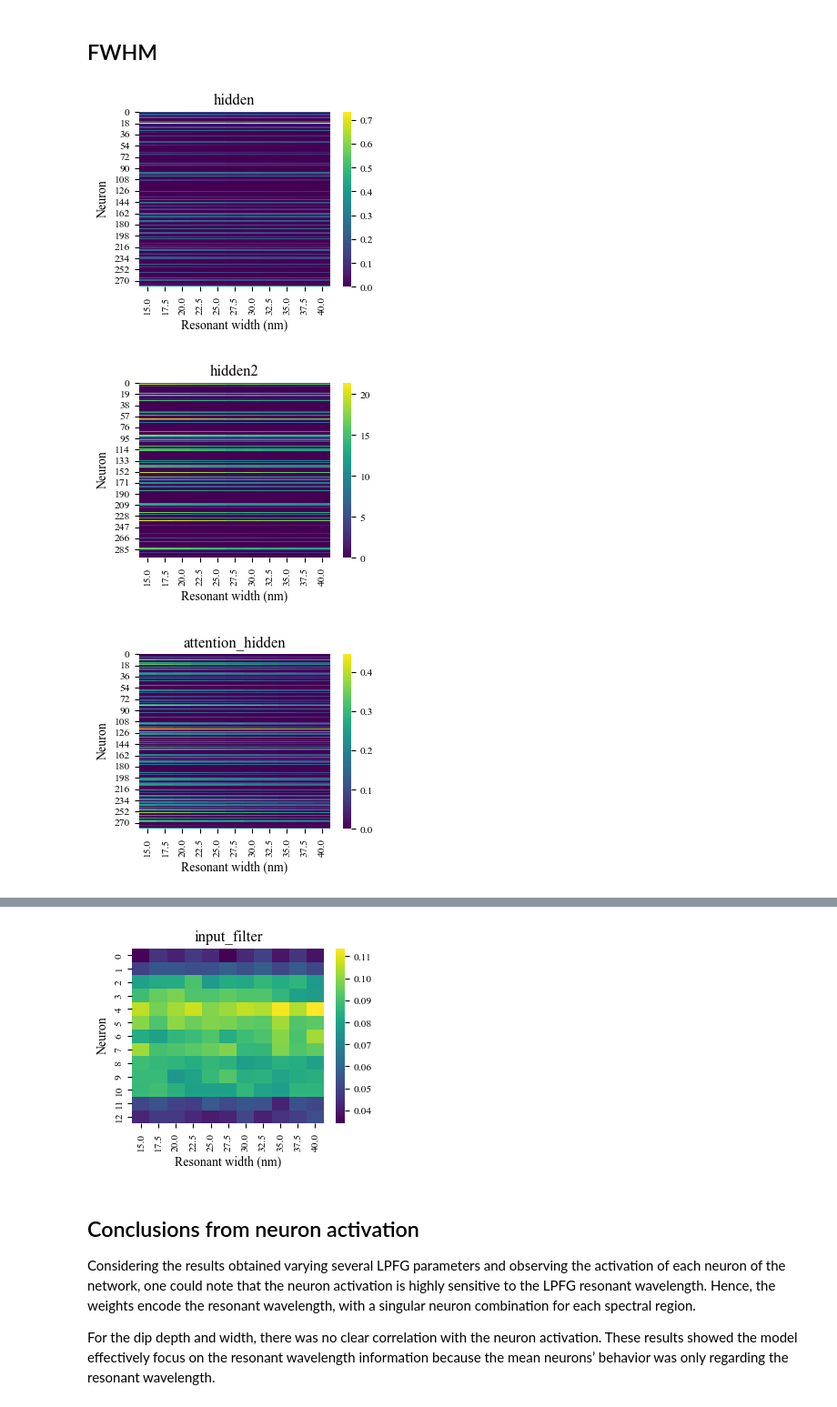
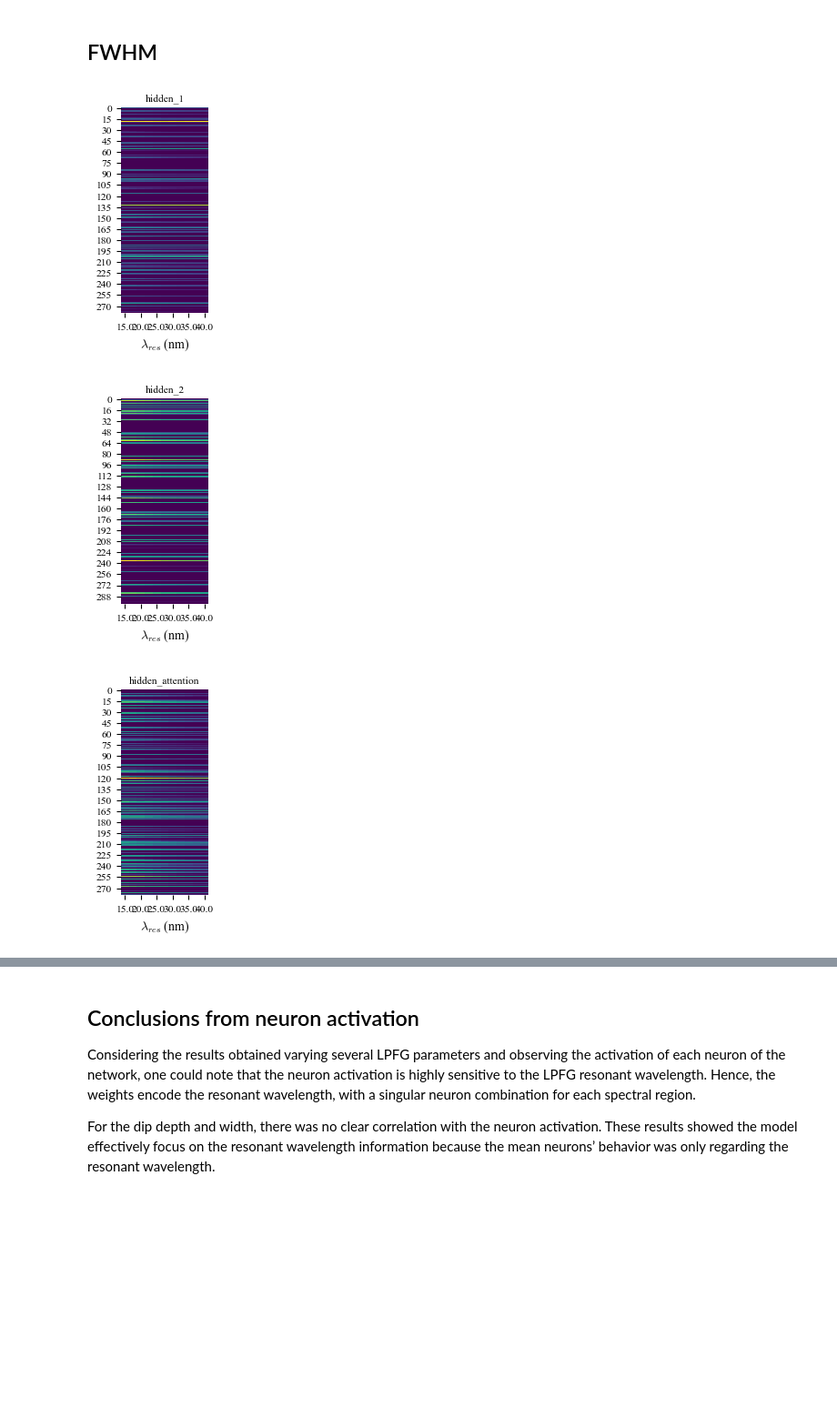
Before and after one commit to felipebarino/lpfg_demodulation_supplementary, a Jupyter notebook: 2 - Exploring the model.ipynb, the cells around one changed output, grey strips where cells are left out. Shown at 91% size. Saved outputs shown, nothing was run; the diff lists cells and outputs as text; code cells hidden in the pictures; blank space fills up the shorter version.

```diff
--- a/2 - Exploring the model.ipynb
+++ b/2 - Exploring the model.ipynb
@@ -123,13 +127,20 @@ for wl_res in param_sweep:
     for i, layer in enumerate(intermediate_layers):
         layers_output[layer].append(this_layers_out[i].mean(axis=0))
 
+cm = 1/2.54
+x_size = 4*cm
+y_size = 8*cm
 for layer in intermediate_layers:
         layers_output[layer] = pd.DataFrame(layers_output[layer], index=param_sweep*1e9)
         layers_output[layer].index = np.round(layers_output[layer].index, 1)
-        plt.figure(figsize=(3.4, 2.5))
-        plt.title(layer)
-        sns.heatmap(layers_output[layer].T, cmap='viridis')
-        plt.xlabel('Resonant wavelength (nm)')
-        plt.ylabel('Neuron')
+        plt.figure(figsize=(x_size, y_size)) #(3.4, 2.5))
+        plt.title(layer_name[layer], fontdict={'size': 'small'})
+        sns.heatmap(layers_output[layer].T, cmap='viridis', cbar=False)
+        plt.xlabel('$\lambda_{res}$ (nm)')
+        plt.ylabel(None)
+        plt.xticks(rotation=45)
+        plt.tight_layout()
+        plt.savefig(f'./figures/att_lambda_{layer}.pdf', dpi=600)
+        plt.savefig(f'./figures/att_lambda_{layer}.png', dpi=600)
         plt.show()
 # %% [output]
@@ -169,9 +179,13 @@ for a in param_sweep:
 for layer in intermediate_layers:
         layers_output[layer] = pd.DataFrame(layers_output[layer], index=param_sweep)
         layers_output[layer].index = np.round(layers_output[layer].index, 1)
-        plt.figure(figsize=(3.4, 2.5))
-        plt.title(layer)
-        sns.heatmap(layers_output[layer].T, cmap='viridis')
-        plt.xlabel('Resonant depth (dB)')
-        plt.ylabel('Neuron')
+        plt.figure(figsize=(x_size, y_size)) #(3.4, 2.5))
+        plt.title(layer_name[layer], fontdict={'size': 'small'})
+        sns.heatmap(layers_output[layer].T, cmap='viridis', cbar=False)
+        plt.xlabel('Dip depth (nm)')
+        plt.ylabel(None)
+        plt.xticks(rotation=45)
+        plt.tight_layout()
+        plt.savefig(f'./figures/att_depth_{layer}.pdf', dpi=600)
+        plt.savefig(f'./figures/att_depth_{layer}.png', dpi=600)
         plt.show()
@@ -186,37 +194,41 @@ for layer in intermediate_layers:
 # %%
 # Generate data for analysis - same LPFG parameter space as the training data
 param = {'x':    [1510e-9, 1590e-9],  # base wavelength interval for FBGs
          'a':    [10, 40],            # depth
          'x0':   [1515e-9, 1585e-9],  # resonant wavelength
          'w':    [],                  # fwhm (to be populated)
          'bias': [0, 10],             # insertion loss
          'fcn':  [0, 1]}
 # Set the number of samples for each resonant wavelength
 N = 1000
 k = 5
 layers_output = {layer: [] for layer in intermediate_layers}
 param_sweep = np.linspace(15e-9, 40e-9, 11)
 for fwhm in param_sweep:
     # Generate  and preprocess the data
     param['w'] = [fwhm, fwhm]
     subset = generate_synth_data(param, N, k, quiet=True)
     X, fbg_pos, fbg_norm, y = load_synth_data(subset)
     # Get the output of the layers of interest
     _, this_layers_out = get_layer_outputs(model, [X, fbg_pos, fbg_norm], intermediate_layers)
     # Store the mean behaviour of each layer for this resonant wavelength
     for i, layer in enumerate(intermediate_layers):
         layers_output[layer].append(this_layers_out[i].mean(axis=0))
 
 for layer in intermediate_layers:
         layers_output[layer] = pd.DataFrame(layers_output[layer], index=param_sweep*1e9)
         layers_output[layer].index = np.round(layers_output[layer].index, 1)
-        plt.figure(figsize=(3.4, 2.5))
-        plt.title(layer)
-        sns.heatmap(layers_output[layer].T, cmap='viridis')
-        plt.xlabel('Resonant width (nm)')
-        plt.ylabel('Neuron')
+        plt.figure(figsize=(x_size, y_size)) #(3.4, 2.5))
+        plt.title(layer_name[layer], fontdict={'size': 'small'})
+        sns.heatmap(layers_output[layer].T, cmap='viridis', cbar=False)
+        plt.xlabel('$\lambda_{res}$ (nm)')
+        plt.ylabel(None)
+        plt.xticks(rotation=45)
+        plt.tight_layout()
+        plt.savefig(f'./figures/att_fwhm_{layer}.pdf', dpi=600)
+        plt.savefig(f'./figures/att_fwhm_{layer}.png', dpi=600)
         plt.show()
 # %% [output]
-[figure, old version]
+[figure, new version]
-[figure, old version]
+[figure, new version]
-[figure, old version]
+[figure, new version]
@@ -224,4 +236,3 @@ for layer in intermediate_layers:
-[figure, removed]
 # %% [markdown]
 ## Conclusions from neuron activation
 
```
Also changed, not shown: parts of 4 cells of this notebook, 33 other files.
